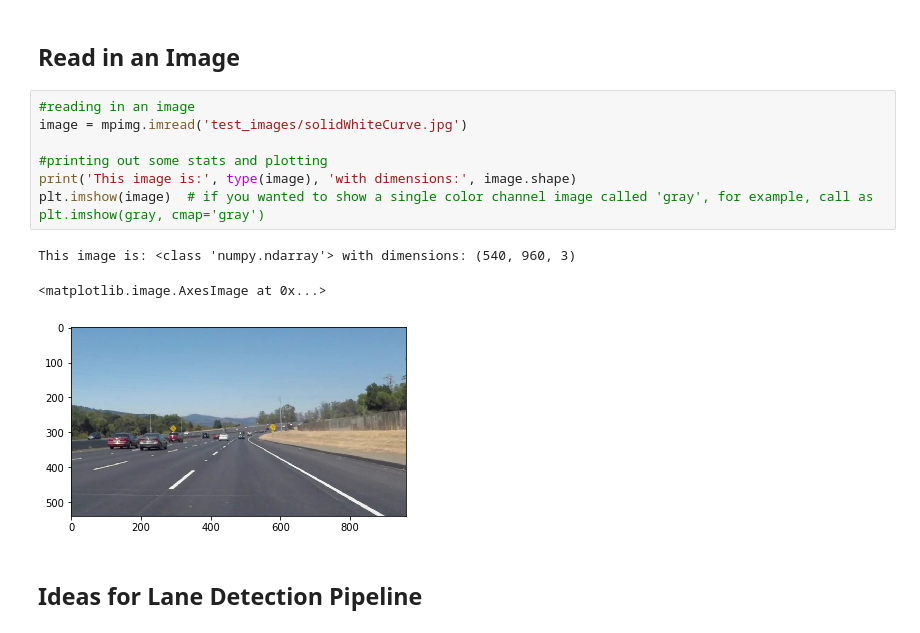
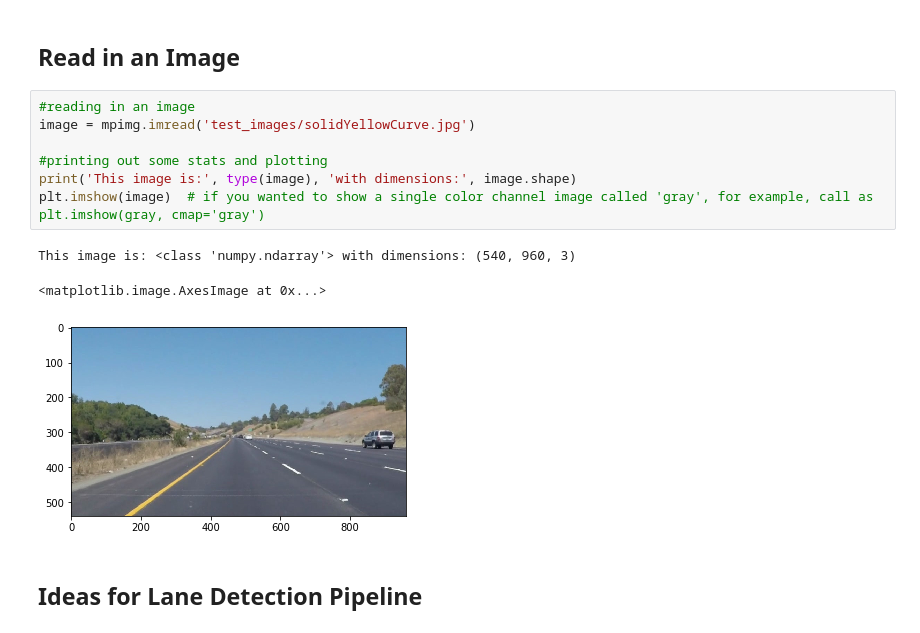
Before and after one commit to jordancharest/Finding-Lane-Lines, a Jupyter notebook: finding_lane_lines.ipynb, the cells around one changed output. Drawn from its saved outputs; the diff is of its cells as text.

```diff
--- a/finding_lane_lines.ipynb
+++ b/finding_lane_lines.ipynb
@@ -51,15 +51,15 @@ import cv2
 ## Read in an Image
 # %%
 #reading in an image
-image = mpimg.imread('test_images/solidWhiteCurve.jpg')
+image = mpimg.imread('test_images/solidYellowCurve.jpg')
 
 #printing out some stats and plotting
 print('This image is:', type(image), 'with dimensions:', image.shape)
 plt.imshow(image)  # if you wanted to show a single color channel image called 'gray', for example, call as plt.imshow(gray, cmap='gray')
 # %% [output]
 This image is: <class 'numpy.ndarray'> with dimensions: (540, 960, 3)
 <matplotlib.image.AxesImage at 0x...>
-[figure, old version]
+[figure, new version]
 # %% [markdown]
 ## Ideas for Lane Detection Pipeline
 # %% [markdown]
```
Also changed, not shown: parts of 14 cells of this notebook.
